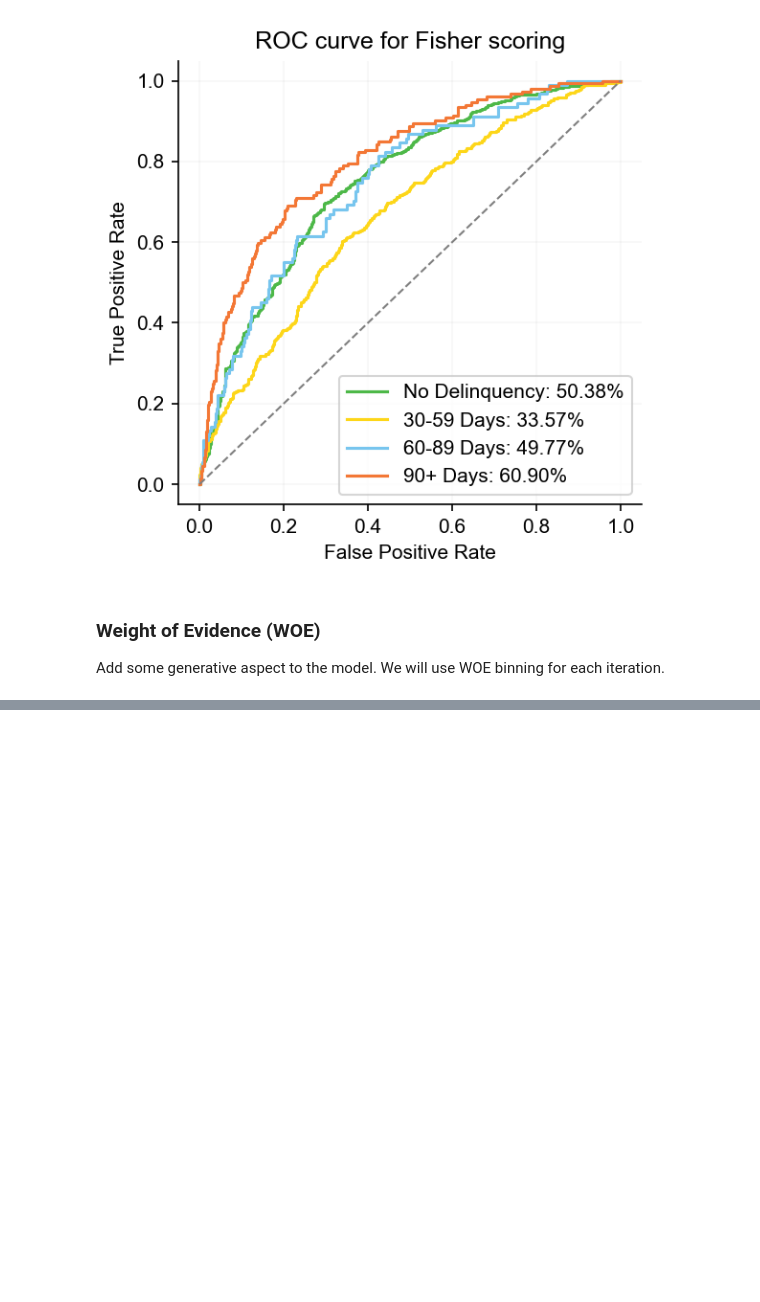
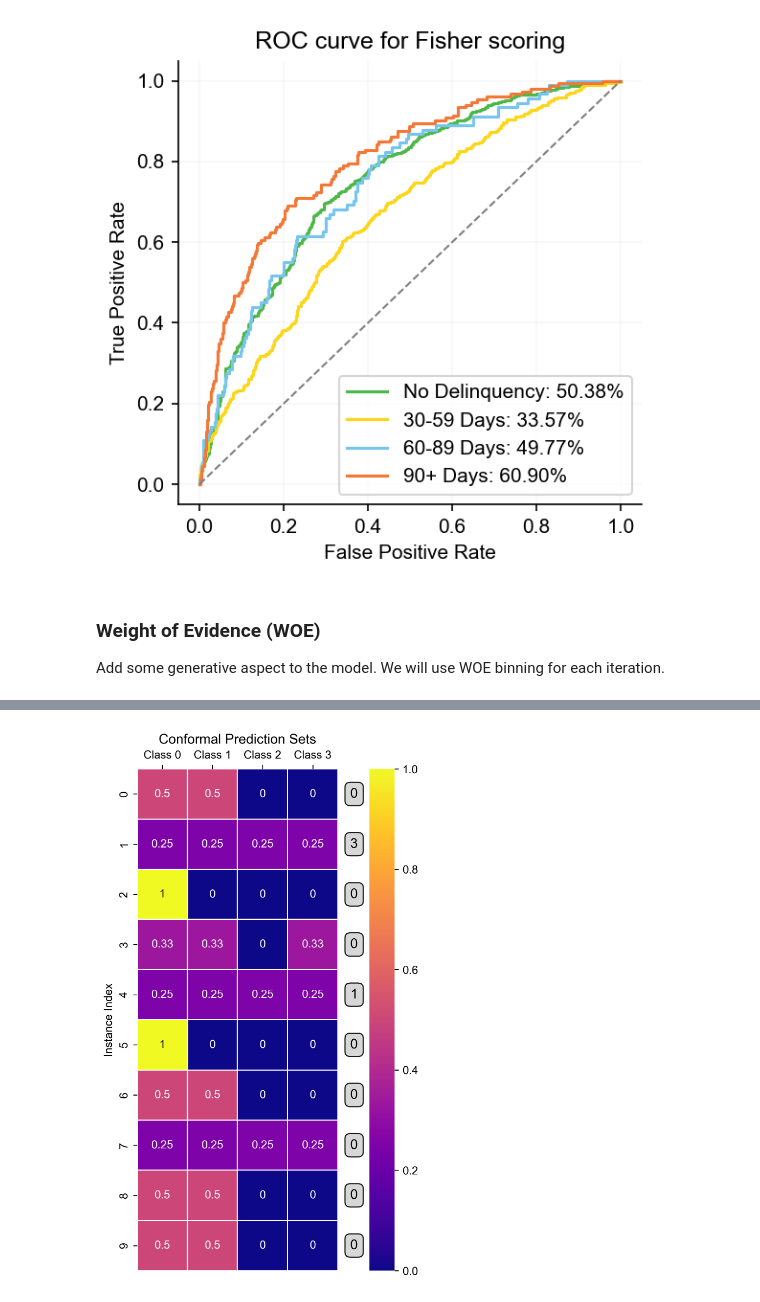
Before and after one commit to deburky/calibration, a Jupyter notebook: loss-functions/softmax-logistic-regression.ipynb, the cells around one changed output, grey strips where cells are left out. Cells and saved outputs as stored; diff of their text form; code cells hidden in the pictures; blank space fills up the shorter version.

```diff
--- a/loss-functions/softmax-logistic-regression.ipynb
+++ b/loss-functions/softmax-logistic-regression.ipynb
@@ -409,0 +483,53 @@ Gini score for class 90+ Days: 0.6174
+# %%
+import matplotlib.pyplot as plt
+import seaborn as sns
+import pandas as pd
+%config InlineBackend.figure_format = 'retina'
+
+# sample a random batch of 20
+ix_sample = ix_test.to_frame().sample(10, replace=True, random_state=42).index
+
+predictions_new = softmax_regression.predict_proba(X.loc[ix_sample])
+prediction_sets = (1 - predictions_new <= qhat).astype(int)
+prediction_sets = prediction_sets / prediction_sets.sum(axis=1, keepdims=True)
+
+# Create a DataFrame for visualization
+df = pd.DataFrame(
+    data=prediction_sets, columns=[f'Class {i}' for i in range(prediction_sets.shape[1])]
+)
+true_label = y.loc[ix_sample].values
+
+# Plot heatmap
+plt.figure(figsize=(10, 8), dpi=150)
+sns.heatmap(df, cmap='plasma', cbar=True, annot=True, linewidths=0.5, linecolor='white')
+
+# Annotate with true class labels
+for i, true_label in enumerate(true_label):
+    plt.text(
+        prediction_sets.shape[1] + 0.25, i + 0.5,
+        f'{true_label}',
+        ha='left',
+        va='center',
+        fontsize=12,
+        weight='normal',
+        color='black',
+        bbox=dict(
+            facecolor='lightgray',
+            alpha=0.9,
+            edgecolor='black',
+            boxstyle='round,pad=0.4'
+        )
+    )
+
+# Set axis labels and title
+plt.ylabel('Instance Index')
+plt.title('Conformal Prediction Sets')
+
+# Set equal width for each cell
+plt.gca().set_aspect('equal', adjustable='box')
+plt.gca().xaxis.tick_top()
+plt.gca().xaxis.set_label_position("top")
+
+plt.show()
+# %% [output]
+[figure, added]
```
Also changed, not shown: parts of 10 cells of this notebook.
